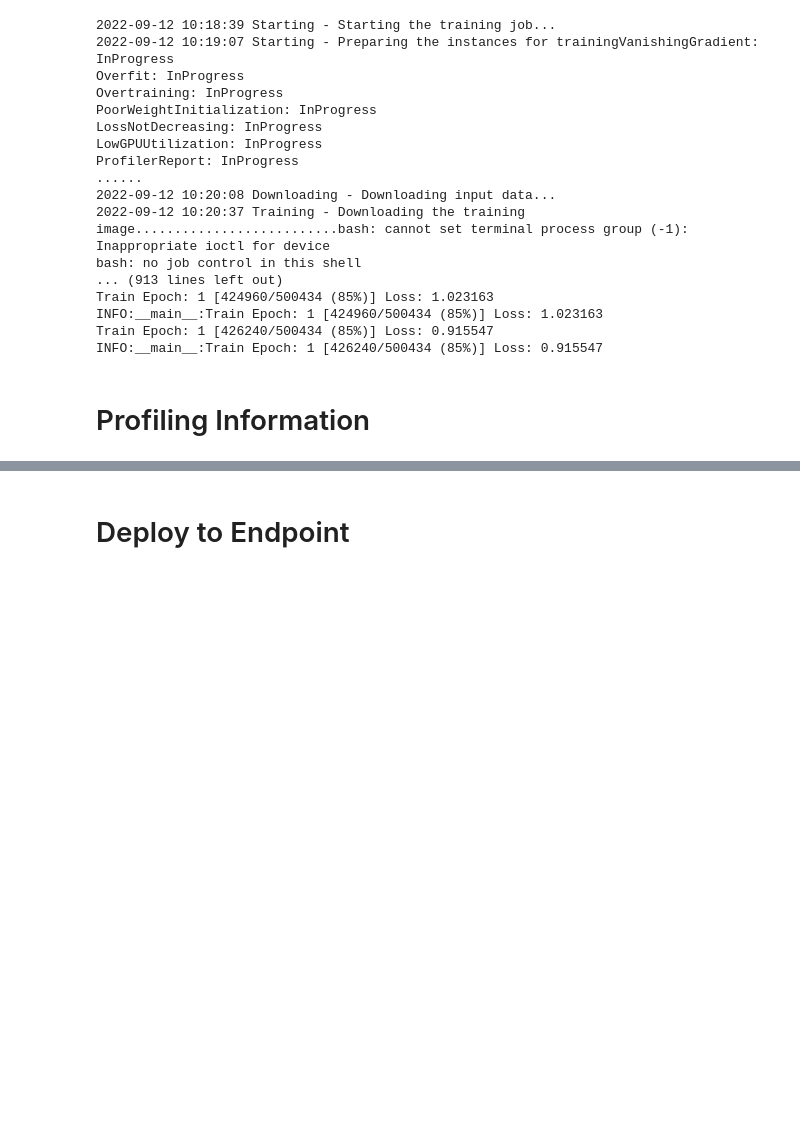
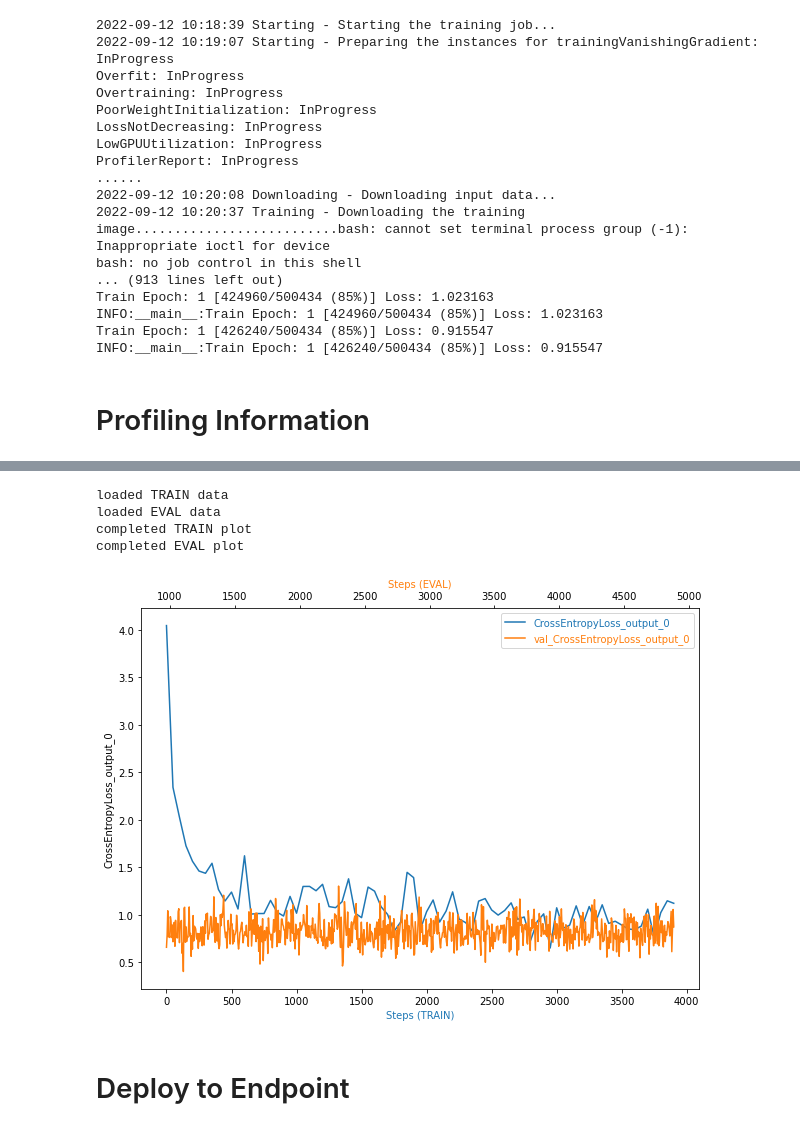
Before and after one commit to mgray39/unspsc-classification, a Jupyter notebook: running_notebook.ipynb, the cells around one changed output, grey strips where cells are left out. Drawn from its saved outputs; the diff is of its cells as text; code cells hidden in the pictures; blank space fills up the shorter version.

```diff
--- a/running_notebook.ipynb
+++ b/running_notebook.ipynb
@@ -315,0 +391,9 @@ INFO:__main__:Train Epoch: 1 [426240/500434 (85%)] Loss: 0.915547
+# %%
+
+plot_tensor(trial, 'CrossEntropyLoss_output_0')
+# %% [output]
+loaded TRAIN data
+loaded EVAL data
+completed TRAIN plot
+completed EVAL plot
+[figure, added]
```
Also changed, not shown: parts of 13 cells of this notebook, 3 other files.
